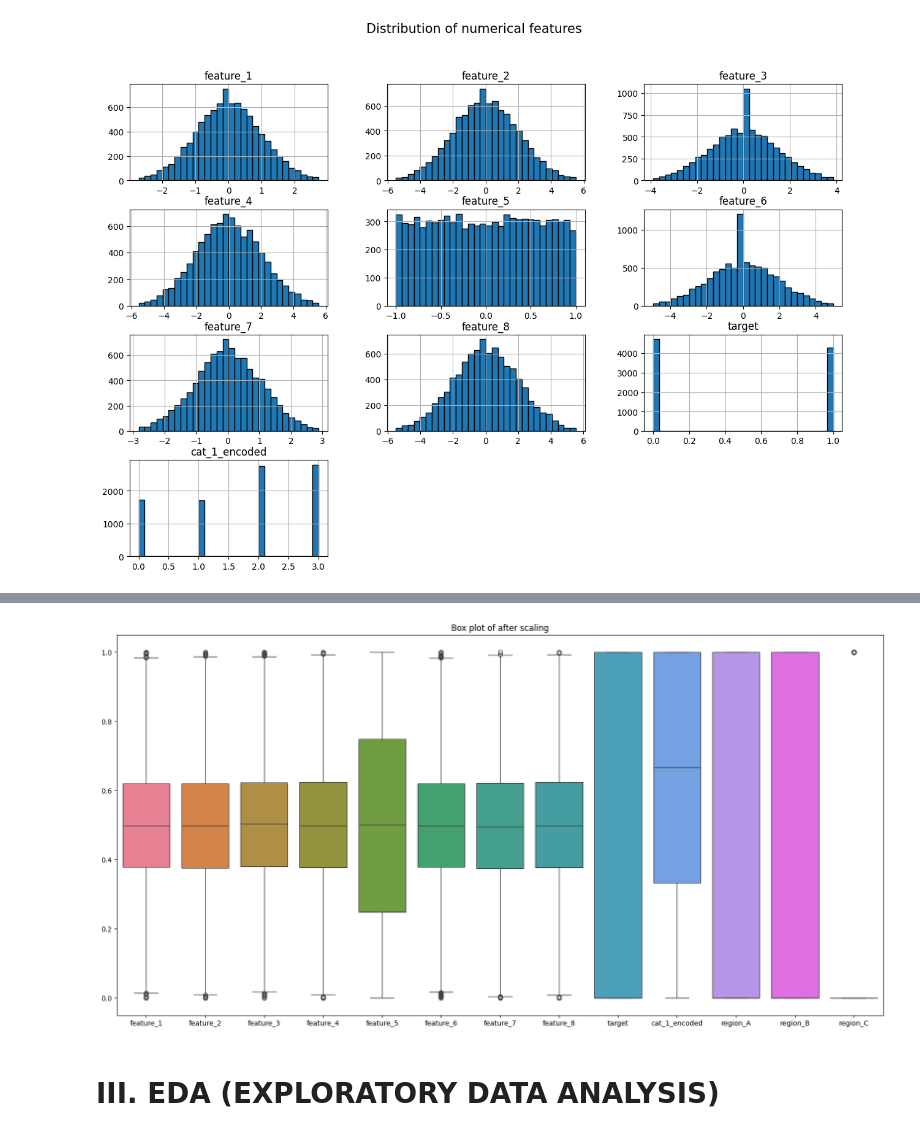
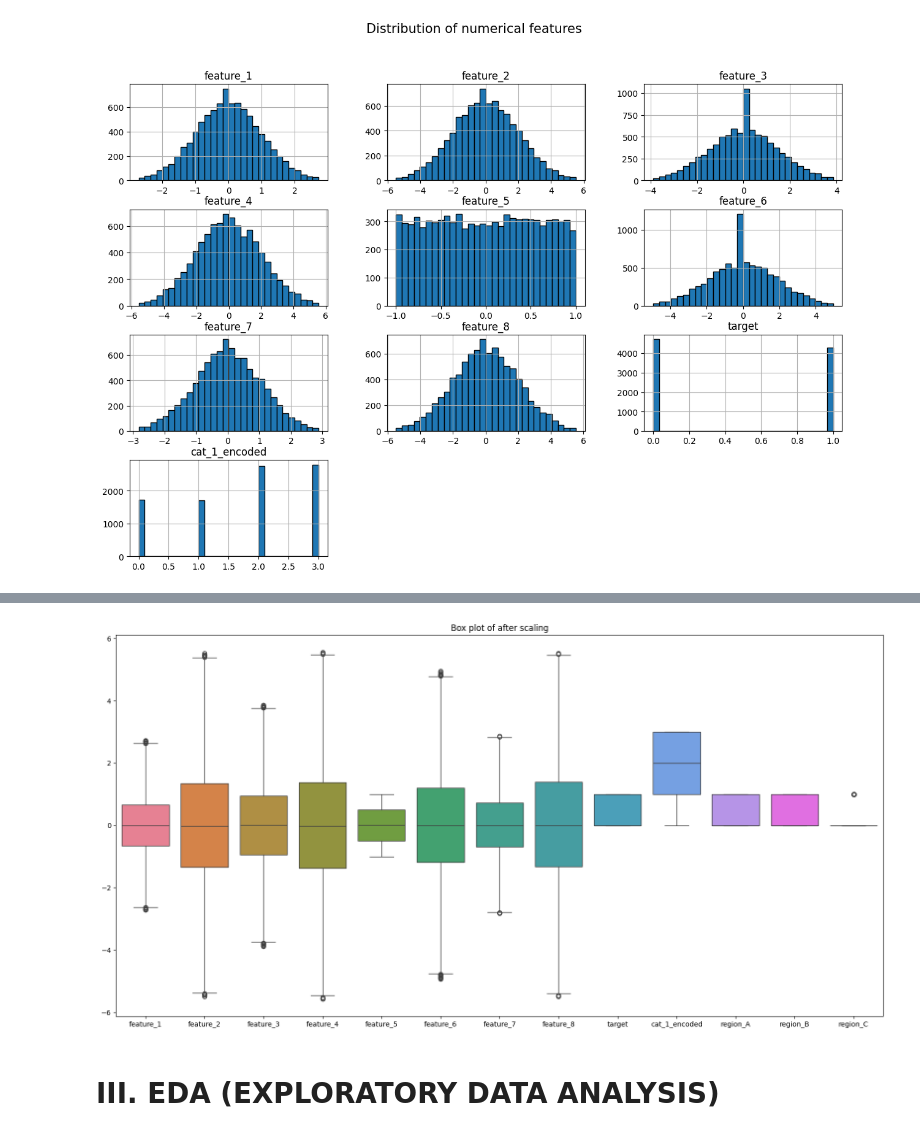
Before and after one commit to Montasir00/Ml_final_project, a Jupyter notebook: Final_Project.ipynb, the cells around one changed output, grey strips where cells are left out. Drawn from its saved outputs; the diff is of its cells as text; code cells hidden in the pictures.

```diff
--- a/Final_Project.ipynb
+++ b/Final_Project.ipynb
@@ -398,10 +385,10 @@ print(df_stage3.head())
 # %%
 plt.figure(figsize=(20,10))
 plt.title('Box plot of after scaling')
-sns.boxplot(data=df_stage3)
+sns.boxplot(data=df_stage2)
 plt.show()
 # %% [output]
-[figure, old version]
+[figure, new version]
 # %% [markdown]
 # III. EDA (EXPLORATORY DATA ANALYSIS)
 # %%
```
Also changed, not shown: parts of 14 cells of this notebook.
